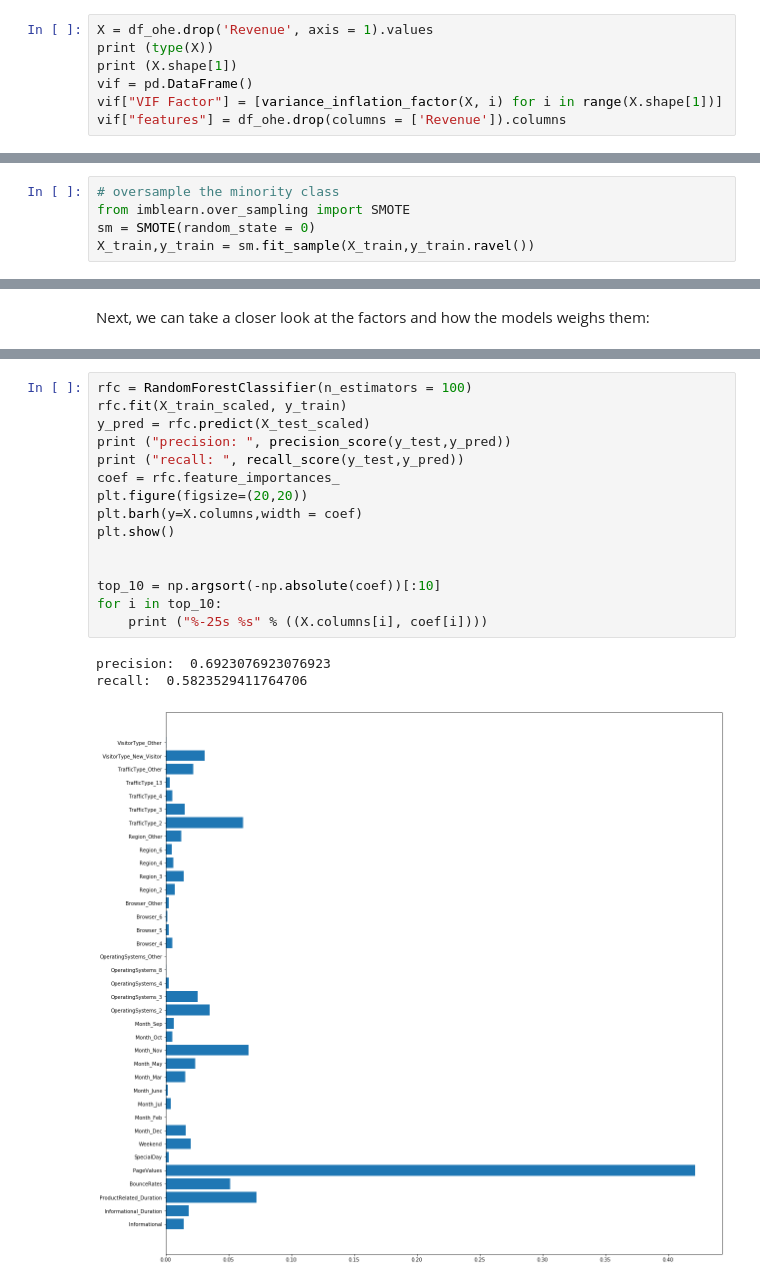
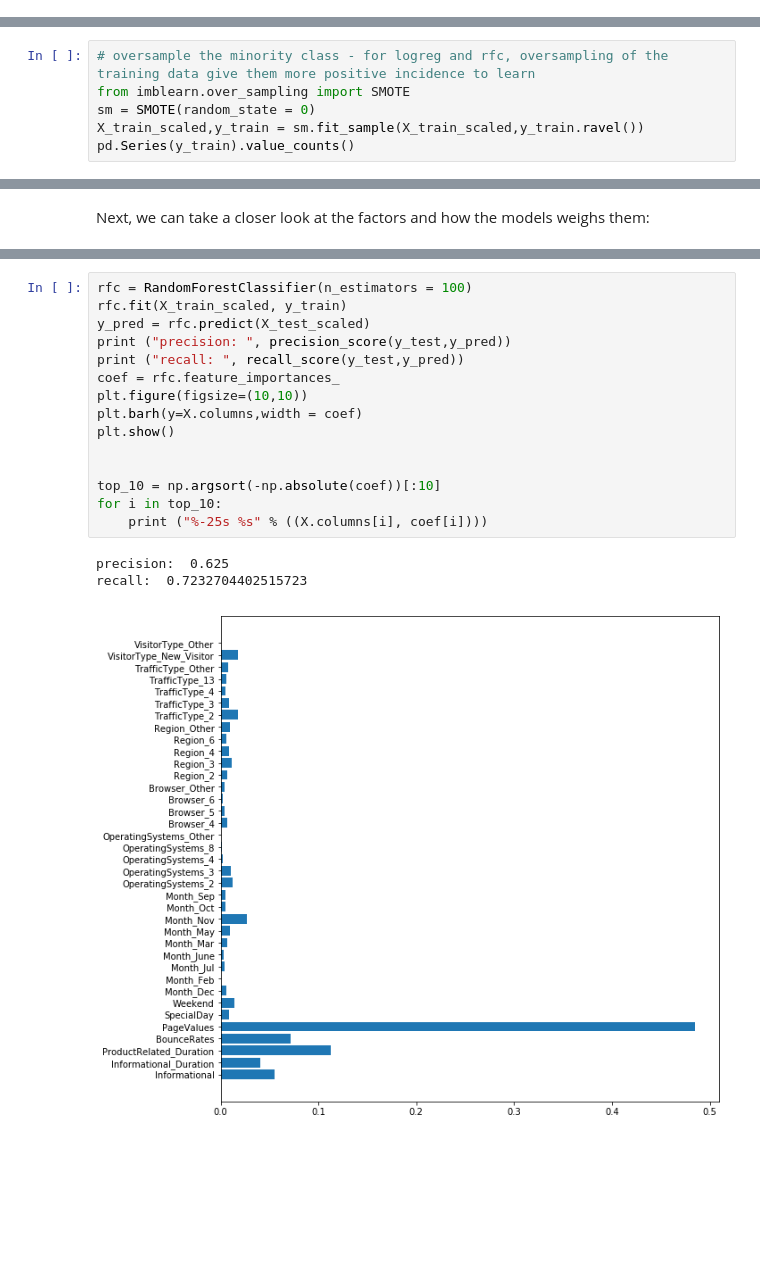
Before and after one commit to teijag/consumer_intention, a Jupyter notebook: intention prediction.ipynb, the cells around one changed output, grey strips where cells are left out. Drawn from its saved outputs; the diff is of its cells as text; blank space fills up the shorter version.

```diff
--- a/intention prediction.ipynb
+++ b/intention prediction.ipynb
@@ -283,7 +282,0 @@ memory usage: 7.3 MB
-# %%
-X = df_ohe.drop('Revenue', axis = 1).values
-print (type(X))
-print (X.shape[1])
-vif = pd.DataFrame()
-vif["VIF Factor"] = [variance_inflation_factor(X, i) for i in range(X.shape[1])]
-vif["features"] = df_ohe.drop(columns = ['Revenue']).columns
@@ -354,8 +323,3 @@ Remaining variables:
 y = df_ohe['Revenue']
 X = df_ohe[remain_cols]
 X_train, X_test, y_train, y_test = train_test_split(X,y)
-# %%
-# oversample the minority class
-from imblearn.over_sampling import SMOTE
-sm = SMOTE(random_state = 0)
-X_train,y_train = sm.fit_sample(X_train,y_train.ravel())
@@ -400,0 +382,6 @@ def plot_confusion_matrix(truth, pred, classes, normalize=False, title=''):
+# %%
+# oversample the minority class - for logreg and rfc, oversampling of the training data give them more positive incidence to learn
+from imblearn.over_sampling import SMOTE
+sm = SMOTE(random_state = 0)
+X_train_scaled,y_train = sm.fit_sample(X_train_scaled,y_train.ravel())
+pd.Series(y_train).value_counts()
@@ -505,19 +464,19 @@ OperatingSystems_8        0.6715567778043353
 # %%
 rfc = RandomForestClassifier(n_estimators = 100)
 rfc.fit(X_train_scaled, y_train)
 y_pred = rfc.predict(X_test_scaled)
 print ("precision: ", precision_score(y_test,y_pred))
 print ("recall: ", recall_score(y_test,y_pred))
 coef = rfc.feature_importances_
-plt.figure(figsize=(20,20))
+plt.figure(figsize=(10,10))
 plt.barh(y=X.columns,width = coef)
 plt.show()
 
 
 top_10 = np.argsort(-np.absolute(coef))[:10]
 for i in top_10:
     print ("%-25s %s" % ((X.columns[i], coef[i])))
 # %% [output]
-precision:  0.6923076923076923
-recall:  0.5823529411764706
+precision:  0.625
+recall:  0.7232704402515723
-[figure, old version]
+[figure, new version]
```
Also changed, not shown: parts of 20 cells of this notebook.
